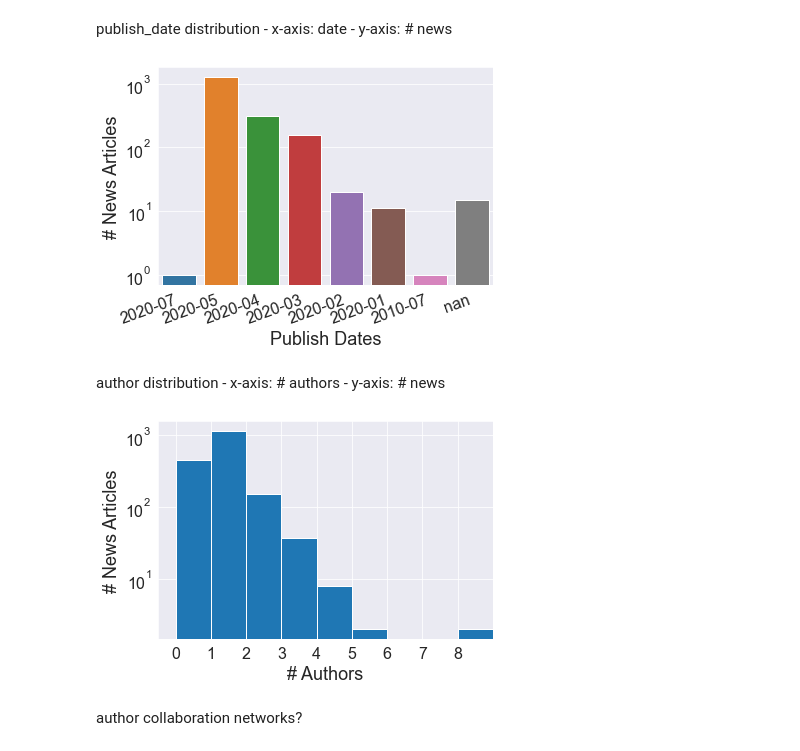
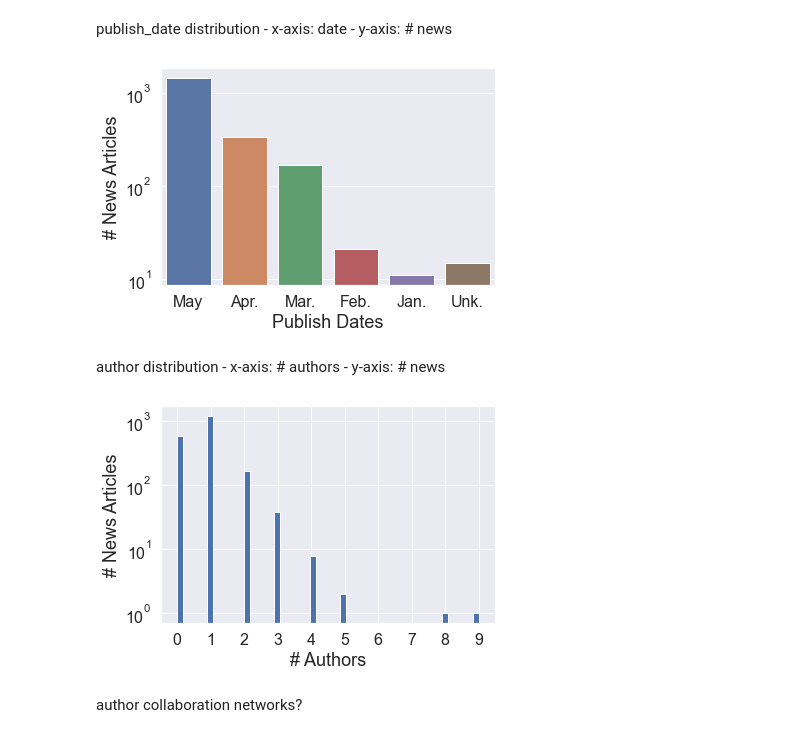
Before and after one commit to apurvamulay/ReCOVery, a Jupyter notebook: code/DataDistribution.ipynb, the cells around one changed output. Drawn from its saved outputs; the diff is of its cells as text; code cells hidden in the pictures.

```diff
--- a/code/DataDistribution.ipynb
+++ b/code/DataDistribution.ipynb
@@ -22,7 +22,7 @@ plt.rc('ytick', labelsize=SMALL_SIZE)    # fontsize of the tick labels
 plt.rc('legend', fontsize=MEDIUM_SIZE)    # legend fontsize
 plt.rc('figure', titlesize=BIGGER_SIZE)
 
-sns.set_style('darkgrid')
+sns.set_style(style="darkgrid")
 # %% [markdown]
 load csv files
     - combine all csv files as one df
@@ -40,6 +40,14 @@ for CSV_FILE_NAME in CSV_FILE_NAMES0:
     if CSV_FILE_NAME[:12]=="news-dataset":
         df = pd.read_csv(CSV_FILE_DIR0 + '/' + CSV_FILE_NAME)
         dfs0 = pd.concat([dfs0,df])
+
+dates = np.array(dfs0['publish_date'].values, dtype=str)
+remove_dates = []
+for idx, date in enumerate(dates):
+    if date[:7] in ["2020-07", "2010-07"]:
+        remove_dates.append(date)
+if remove_dates is not None:
+    dfs0 = dfs0[ ~dfs0['publish_date'].isin(remove_dates) ]
 
 news_publishers = dfs0['publisher'].unique()
 
@@ -56,6 +64,15 @@ for CSV_FILE_NAME in CSV_FILE_NAMES1:
         df = pd.read_csv(CSV_FILE_DIR1 + '/' + CSV_FILE_NAME)
         dfs1 = pd.concat([dfs1,df])
 
+dates = np.array(dfs1['publish_date'].values, dtype=str)
+remove_dates = []
+for idx, date in enumerate(dates):
+    if date[:7] in ["2020-07", "2010-07"]:
+        remove_dates.append(date)
+
+if remove_dates is not None:
+    dfs1 = dfs1[ ~dfs1['publish_date'].isin(remove_dates) ]
+
 news_publishers = dfs1['publisher'].unique()
 
 print("===== Unreliable =====")
@@ -195,28 +218,38 @@ publish_date distribution
 # %%
 publish_dates = dfs['publish_date'].values
 dates = np.array(publish_dates, dtype=str)
 nums = np.zeros(publish_dates.shape, dtype=int)
 for idx, date in enumerate(dates):
     if date == 'nan':
         nums[idx] = 0
     else:
         dates[idx] = date[:7]
         time_array = time.strptime(date, "%Y-%m-%d")
         nums[idx] = int(time.mktime(time_array))
 tem = list(zip(nums, dates))
 tem = sorted(tem, key=lambda x: x[0], reverse=True)
 num, dates = zip(*tem)
 
-ax = sns.countplot(list(dates))
-plt.xticks(rotation=20, horizontalalignment='right')
+num = np.array(num, dtype=int)
+dates = np.array(dates, dtype=str)
+
+dates[ dates=='2020-05' ] = 'May'
+dates[ dates=='2020-04' ] = 'Apr.'
+dates[ dates=='2020-03' ] = 'Mar.'
+dates[ dates=='2020-02' ] = 'Feb.'
+dates[ dates=='2020-01' ] = 'Jan.'
+dates[ dates=='nan' ] = 'Unk.'
+
+ax = sns.countplot(dates)
+# plt.xticks(rotation=20, horizontalalignment='right')
 plt.xlabel('Publish Dates')
 plt.ylabel('# News Articles')
 # plt.ylim([0,800])
 ax.set_yscale('log')
 plt.savefig(CSV_FILE_DIR_HEAD+'figure/publishDate_count.eps', bbox_inches='tight')
 plt.show()
 # %% [output]
-[figure, old version]
+[figure, new version]
 # %% [markdown]
 author distribution
     - x-axis: # authors
@@ -234,12 +267,11 @@ for idx, author in enumerate(authors):
         author_names = author[1:-1].split(',')
         nums[idx] = len(author_names)
 
-ax = sns.distplot(nums, bins=9, hist=True, kde=False, rug=False, fit=None, norm_hist=False, hist_kws=hist_kws)
+ax = sns.distplot(nums, hist=True, kde=False, rug=False, fit=None, norm_hist=False, hist_kws=hist_kws)
 plt.xlabel('# Authors')
 plt.ylabel('# News Articles')
-plt.xlim([nums.min()-0.5,nums.max()])
-plt.xticks(np.arange(nums.max()))
-# plt.ylim([0,850])
+plt.xlim([nums.min()-0.5,nums.max()+0.5])
+plt.xticks(np.arange(nums.max()+1))
 ax.set_yscale('log')
 plt.savefig(CSV_FILE_DIR_HEAD+'figure/authorNum_count.eps', bbox_inches='tight')
 plt.show()
@@ -251,7 +283,7 @@ plt.show()
 # plt.savefig(CSV_FILE_DIR_HEAD+'figure/authorNum_count.eps', bbox_inches='tight')
 # plt.show()
 # %% [output]
-[figure, old version]
+[figure, new version]
 # %% [markdown]
 author collaboration networks?
 # %% [markdown]
```
Also changed, not shown: parts of 10 cells of this notebook, 15 other files.
